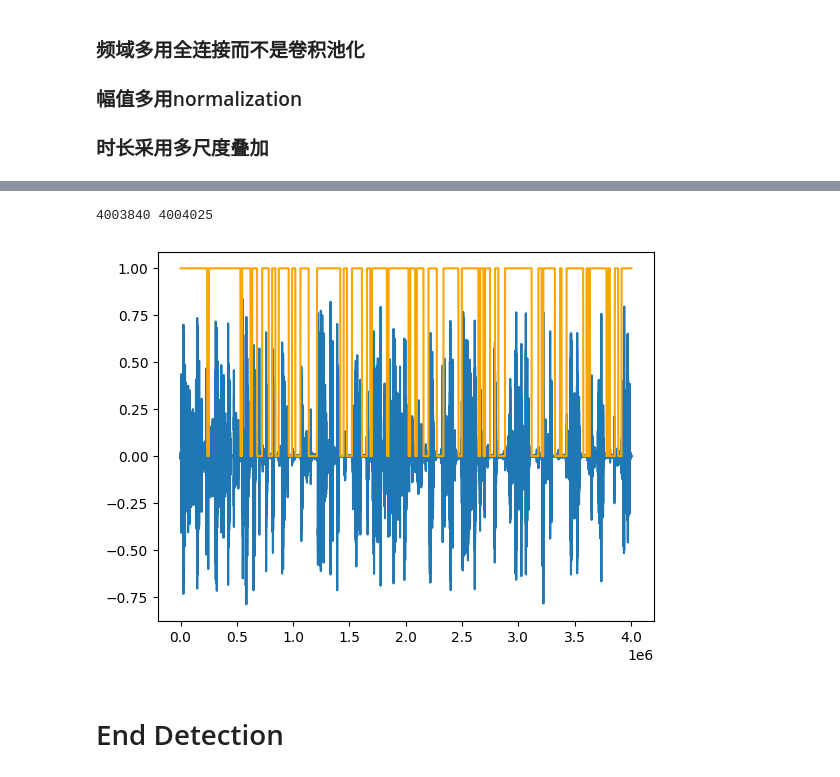
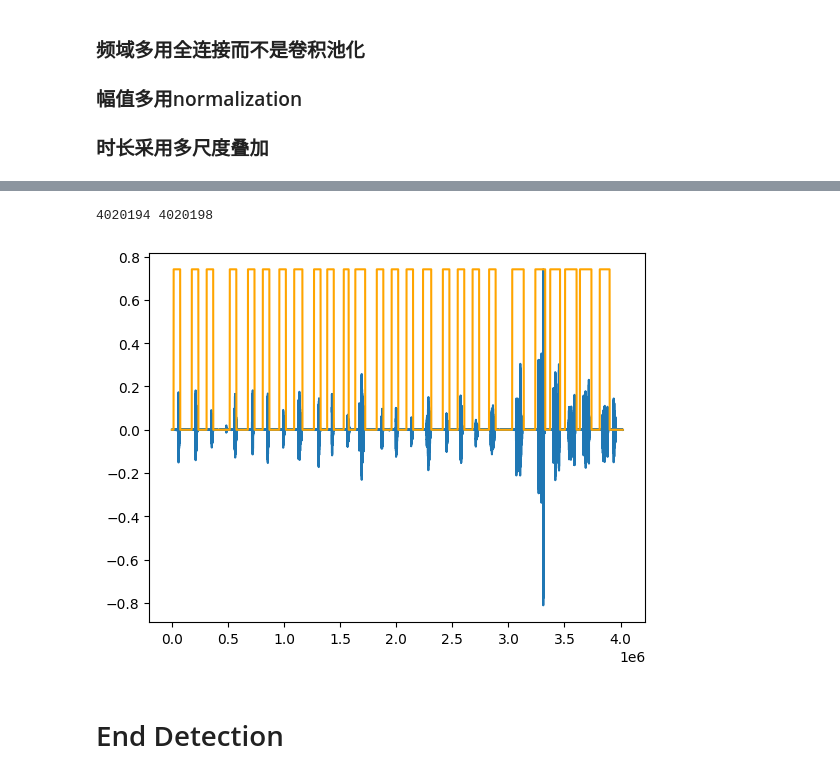
Before and after one commit to ZhaoKe1024/SoundDL-CoughVID, a Jupyter notebook: bilicough_2vad.ipynb, the cells around one changed output, grey strips where cells are left out. Cells and saved outputs as stored; diff of their text form; code cells hidden in the pictures.

Commit message:
update the detection demo of VAD and SED.

```diff
--- a/bilicough_2vad.ipynb
+++ b/bilicough_2vad.ipynb
@@ -308,6 +310,7 @@ VADModel(
 # %%
-WAVE_ROOT = "G:/DATAS-Medical/BILIBILICOUGH/"
-testwav, sr = librosa.load(WAVE_ROOT+"bilicough_009.wav")
+# WAVE_ROOT = "G:/DATAS-Medical/BILIBILICOUGH/"
+# testwav, sr = librosa.load(WAVE_ROOT+"bilicough_009.wav")
+testwav, sr = librosa.load("F:/DATAS/NEUCOUGHDATA_FULL/20240921133332_audiodata_元音字母a.wav")
 N = len(testwav)
 maxv = max(testwav)
 seg_list = []
@@ -315,6 +318,11 @@ st, step, overlap = 0, 22050, 22050//3
 while st+step<=N:
     seg_list.append(testwav[st:st+step])
     st = st+step-overlap
+tmp = testwav[st:]
+new_tmp = np.zeros(step)
+st = (step-len(tmp))//2
+new_tmp[st:st+len(tmp)] = tmp
+seg_list.append(new_tmp)
 print(len(seg_list))
 
 seg_list = [torch.from_numpy(it) for it in seg_list]
@@ -359,0 +369,22 @@ array([1, 1, 1, 1, 1, 1, 1, 1, 1, 1, 1, 1, 1, 1, 1, 1, 0, 1, 1, 1, 1, 1,
+# %%
+print("data_length:", pred_list)
+new_pred = copy(pred_list)
+flag = False
+for i in range(len(pred_list)):
+    if pred_list[i] > 0:
+        if not flag:
+            new_pred[i-1:i+1] = 1
+            flag = True
+        else:
+            continue
+    else:
+        if flag:
+            new_pred[i:i+1] = 1
+            # new_pred[i+1] = 0
+            flag = False
+        else:
+            continue
+for i in range(len(pred_list)-1):
+    new_pred[i] = new_pred[i+1]
+new_pred[-1] = 0
+new_pred = new_pred*maxv
@@ -360,16 +400,18 @@ array([1, 1, 1, 1, 1, 1, 1, 1, 1, 1, 1, 1, 1, 1, 1, 1, 0, 1, 1, 1, 1, 1,
 # %%
 plt.figure(1)
 sig_len = N // len(pred_list)+1
 curve = []
-for it in pred_list:
-    curve.extend([it]*sig_len)
+for it in new_pred:
+    curve.extend([it]*(sig_len))
+
 print(N, len(curve))
 
 plt.plot(range(N), testwav)
 plt.plot(range(len(curve)), curve, c="orange")
-plt.savefig(save_dir+"202502141500/detection_result.png", dpi=300, format="png")
+
+plt.savefig(save_dir+"202502141500/vad_detection_neu20240921133332.png", dpi=300, format="png")
 # %% [output]
-4003840 4004025
+4020194 4020198
-[figure, old version]
+[figure, new version]
 # %% [markdown]
 # End Detection
```
Also changed, not shown: parts of 7 cells of this notebook, 2 other files.
